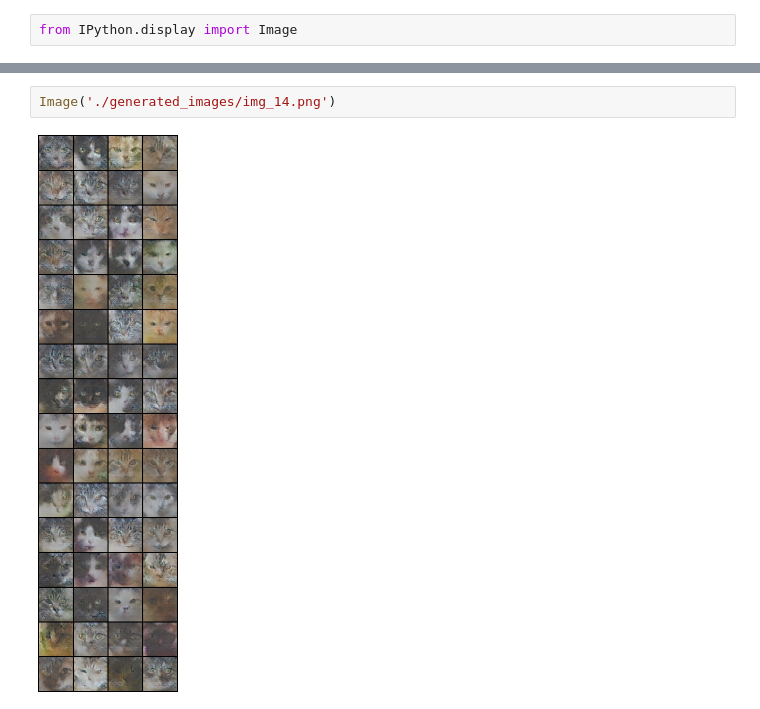
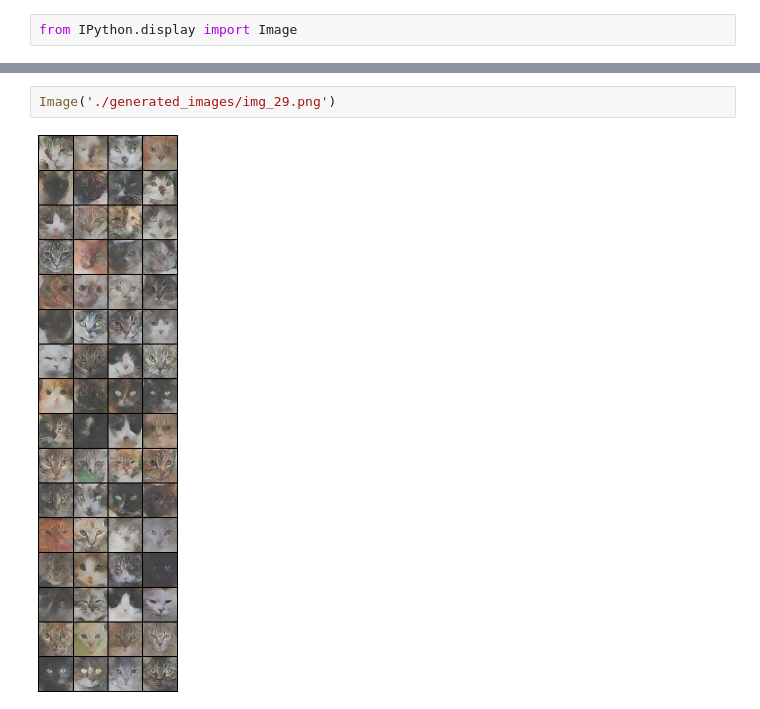
Before and after one commit to ScReameer/cv_learning, a Jupyter notebook: CV/CV-8+9. Генерация и перенос стиля/Cats_generation.ipynb, the cells around one changed output, grey strips where cells are left out. Cells and saved outputs as stored; diff of their text form.

```diff
--- a/CV/CV-8+9. Генерация и перенос стиля/Cats_generation.ipynb
+++ b/CV/CV-8+9. Генерация и перенос стиля/Cats_generation.ipynb
@@ -247,7 +248,7 @@ Image('./generated_images/img_9.png')
 # %%
-Image('./generated_images/img_14.png')
+Image('./generated_images/img_29.png')
 # %% [output]
-[figure, old version]
+[figure, new version]
 # %%
 plt.plot([loss.cpu().item() for loss in losses_d], '-')
 plt.plot([loss.cpu().item() for loss in losses_g], '-')
```
Also changed, not shown: parts of 8 cells of this notebook, 3 other files.
